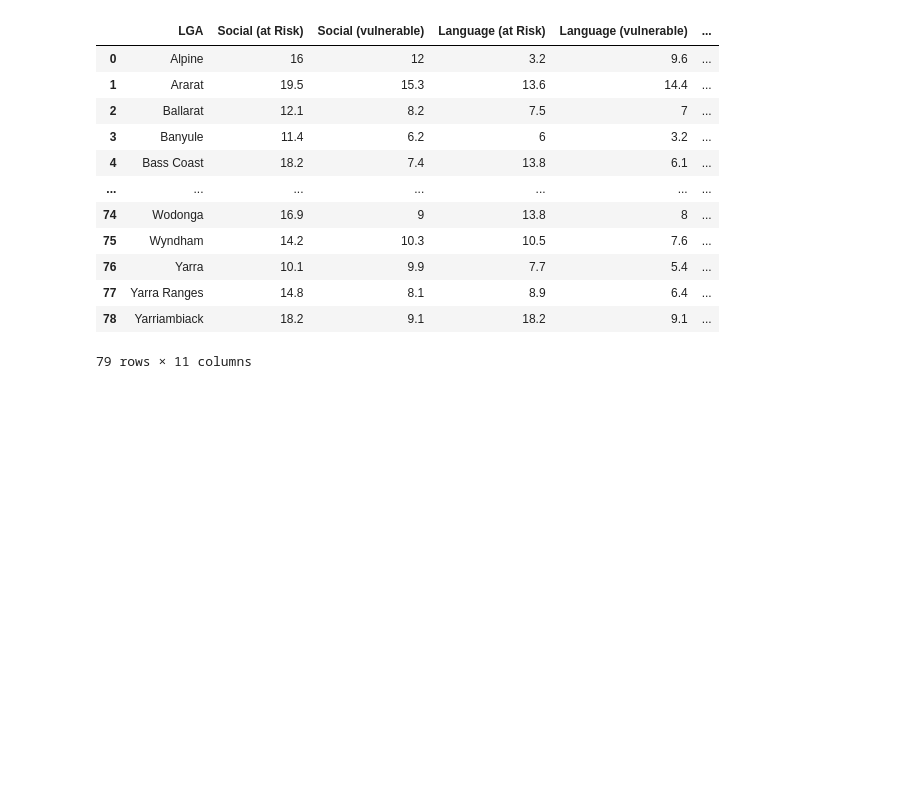
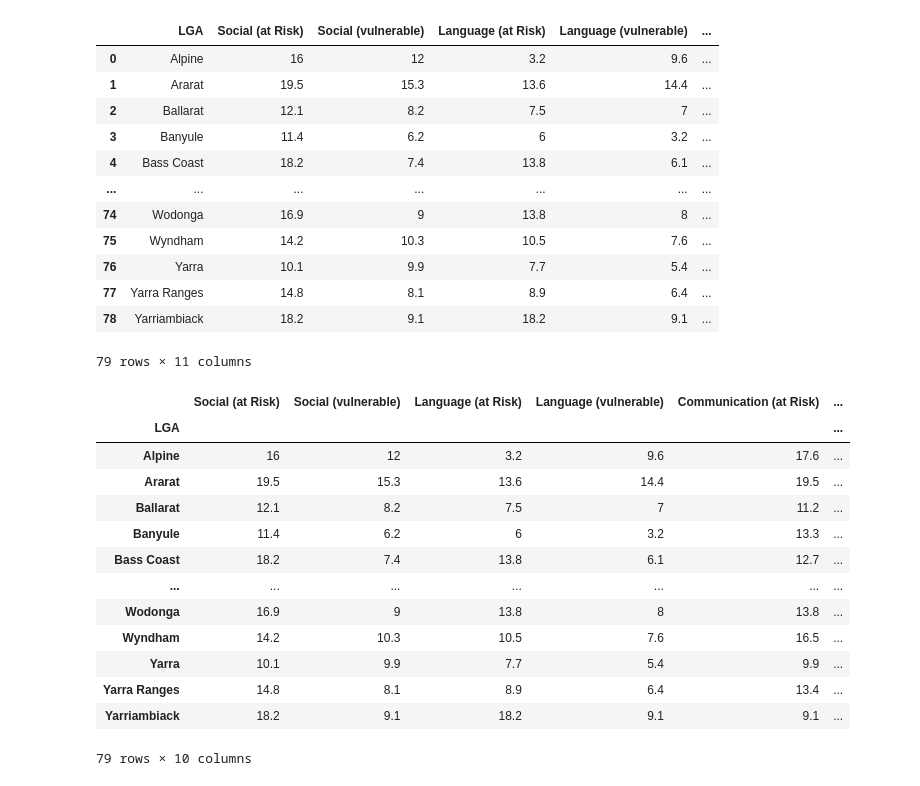
Before and after one commit to owowouwu/Youth-DS-Project, a Jupyter notebook: excel.ipynb, the cells around one changed output. Cells and saved outputs as stored; diff of their text form; code cells hidden in the pictures; blank space fills up the shorter version.

Commit message:
collected data into tables and started visualisation

```diff
--- a/excel.ipynb
+++ b/excel.ipynb
@@ -200,4 +201,23 @@ df
 | 78 | Yarriambiack | 18.2 | 9.1 | 18.2 | 9.1 | ... |
 79 rows × 11 columns
 # %%
-df = df['LGA'].str.strip()
+df['LGA'] = df['LGA'].str.strip()
+# %%
+df = df.set_index('LGA')
+# %%
+df
+# %% [output]
+|  | Social (at Risk) | Social (vulnerable) | Language (at Risk) | Language (vulnerable) | Communication (at Risk) | ... |
+| LGA |  |  |  |  |  | ... |
+| Alpine | 16 | 12 | 3.2 | 9.6 | 17.6 | ... |
+| Ararat | 19.5 | 15.3 | 13.6 | 14.4 | 19.5 | ... |
+| Ballarat | 12.1 | 8.2 | 7.5 | 7 | 11.2 | ... |
+| Banyule | 11.4 | 6.2 | 6 | 3.2 | 13.3 | ... |
+| Bass Coast | 18.2 | 7.4 | 13.8 | 6.1 | 12.7 | ... |
+| ... | ... | ... | ... | ... | ... | ... |
+| Wodonga | 16.9 | 9 | 13.8 | 8 | 13.8 | ... |
+| Wyndham | 14.2 | 10.3 | 10.5 | 7.6 | 16.5 | ... |
+| Yarra | 10.1 | 9.9 | 7.7 | 5.4 | 9.9 | ... |
+| Yarra Ranges | 14.8 | 8.1 | 8.9 | 6.4 | 13.4 | ... |
+| Yarriambiack | 18.2 | 9.1 | 18.2 | 9.1 | 9.1 | ... |
+79 rows × 10 columns
```
Also changed, not shown: parts of 3 cells of this notebook, 9 other files.
